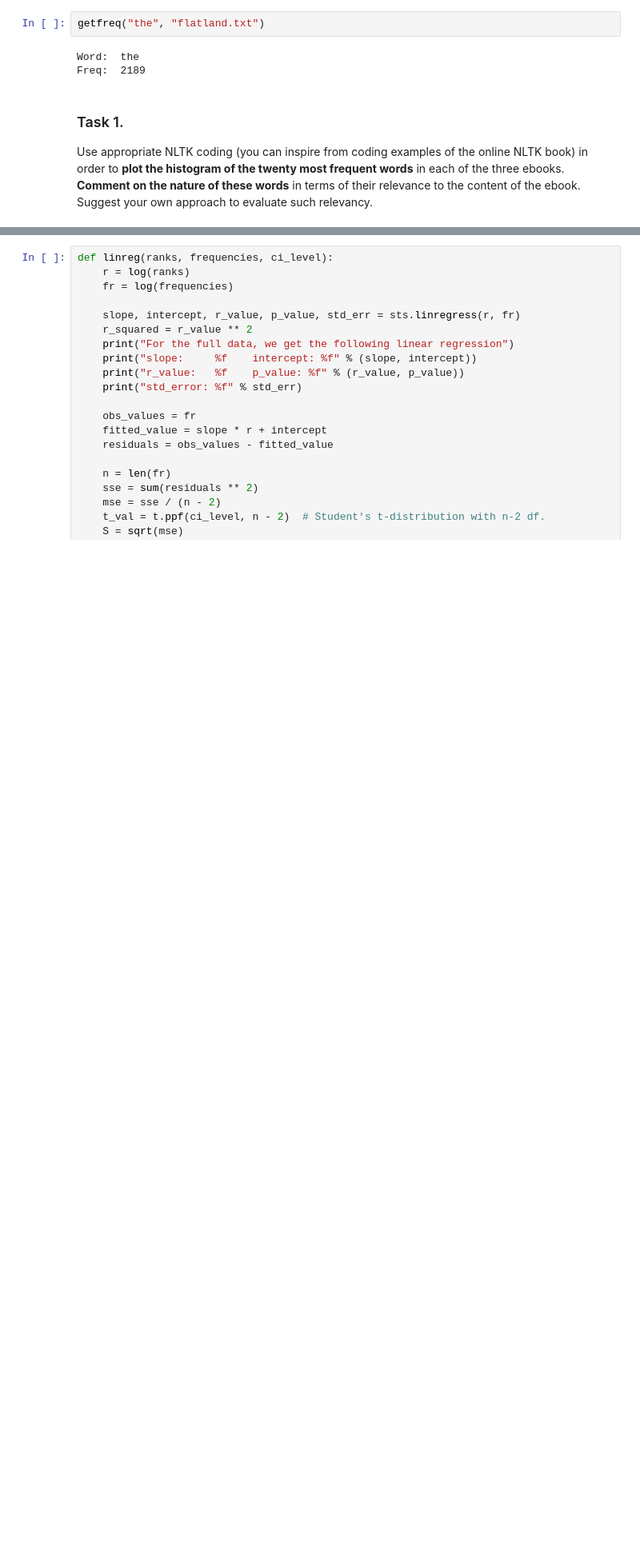
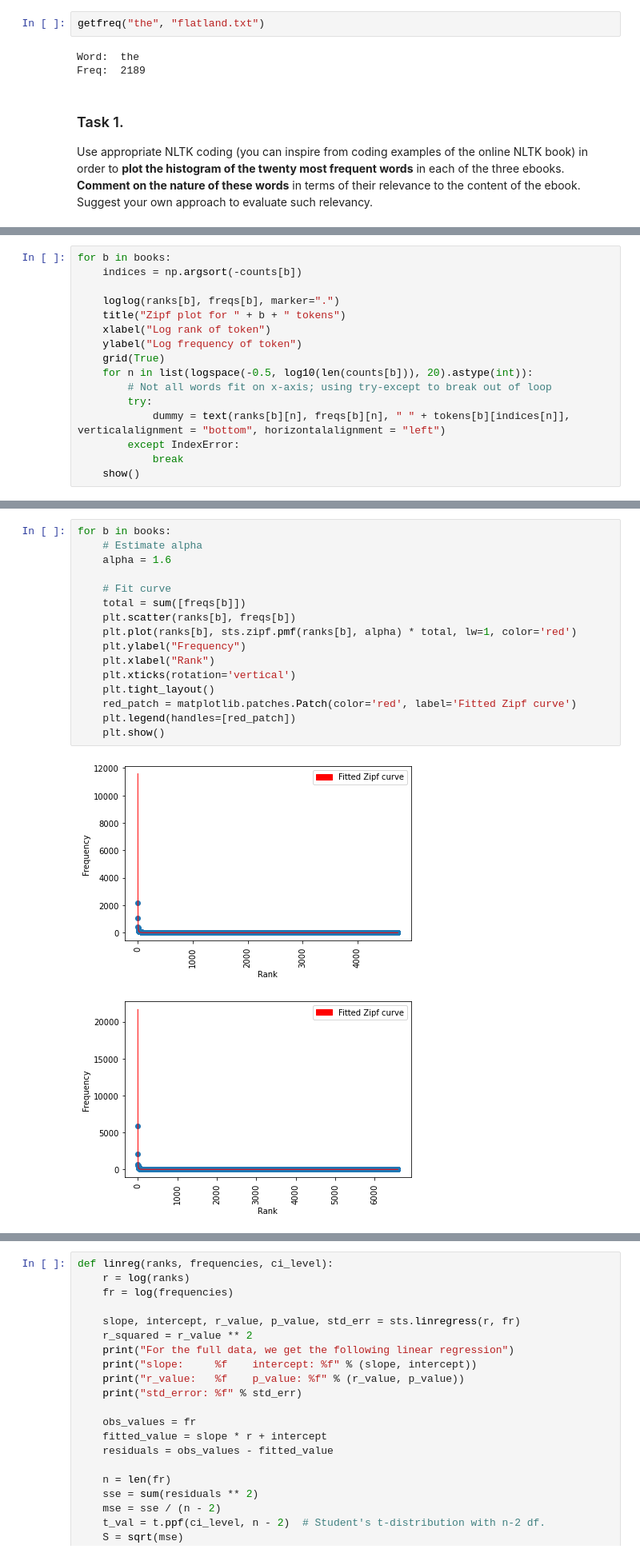
Before and after one commit to simppasofia/nlpproject, a Jupyter notebook: project.ipynb, the cells around one changed output, grey strips where cells are left out. Shown at 80% size. Drawn from its saved outputs; the diff is of its cells as text; blank space fills up the shorter version.

```diff
--- a/project.ipynb
+++ b/project.ipynb
@@ -88,0 +91,16 @@ First define functions for fitting **linear regression**.
+# %%
+for b in books:
+    indices = np.argsort(-counts[b])
+
+    loglog(ranks[b], freqs[b], marker=".")
+    title("Zipf plot for " + b + " tokens")
+    xlabel("Log rank of token")
+    ylabel("Log frequency of token")
+    grid(True)
+    for n in list(logspace(-0.5, log10(len(counts[b])), 20).astype(int)):
+        # Not all words fit on x-axis; using try-except to break out of loop
+        try:
+            dummy = text(ranks[b][n], freqs[b][n], " " + tokens[b][indices[n]], verticalalignment = "bottom", horizontalalignment = "left")
+        except IndexError:
+            break
+    show()
@@ -88,0 +112,19 @@ First define functions for fitting **linear regression**.
+# %%
+for b in books:
+    # Estimate alpha
+    alpha = 1.6
+
+    # Fit curve
+    total = sum([freqs[b]])
+    plt.scatter(ranks[b], freqs[b])
+    plt.plot(ranks[b], sts.zipf.pmf(ranks[b], alpha) * total, lw=1, color='red')
+    plt.ylabel("Frequency")
+    plt.xlabel("Rank")
+    plt.xticks(rotation='vertical')
+    plt.tight_layout()
+    red_patch = matplotlib.patches.Patch(color='red', label='Fitted Zipf curve')
+    plt.legend(handles=[red_patch])
+    plt.show()
+# %% [output]
+[figure, added]
+[figure, added]
```
Also changed, not shown: parts of 8 cells of this notebook.
